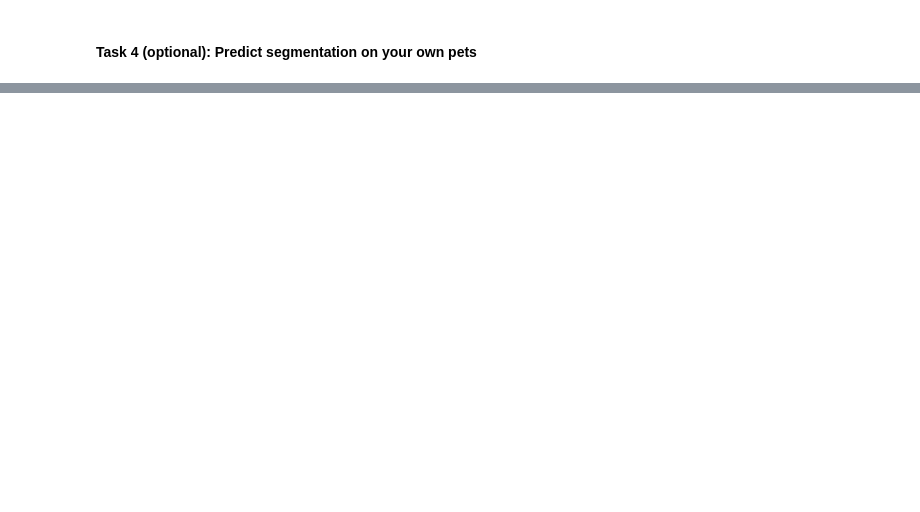
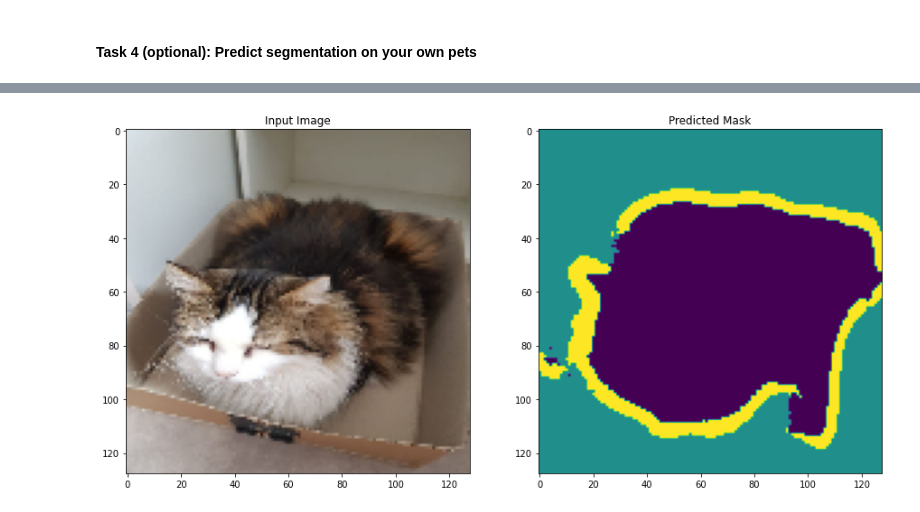
Before and after one commit to aikorneev/NeuralNetworks_homeworks, a Jupyter notebook: HW2_semantic_segmentation_TF.ipynb, the cells around one changed output, grey strips where cells are left out. Cells and saved outputs as stored; diff of their text form; code cells hidden in the pictures; blank space fills up the shorter version.

```diff
--- a/HW2_semantic_segmentation_TF.ipynb
+++ b/HW2_semantic_segmentation_TF.ipynb
@@ -607,0 +610,9 @@ display_segmentation(image, prediction)
+# %%
+i = 1
+
+image = load_img(tests[i], target_size=img_size)
+prediction = prediction_to_img(preds[i])
+
+display_segmentation(image, prediction)
+# %% [output]
+[figure, added]
```
Also changed, not shown: parts of 14 cells of this notebook, 1 other file.
